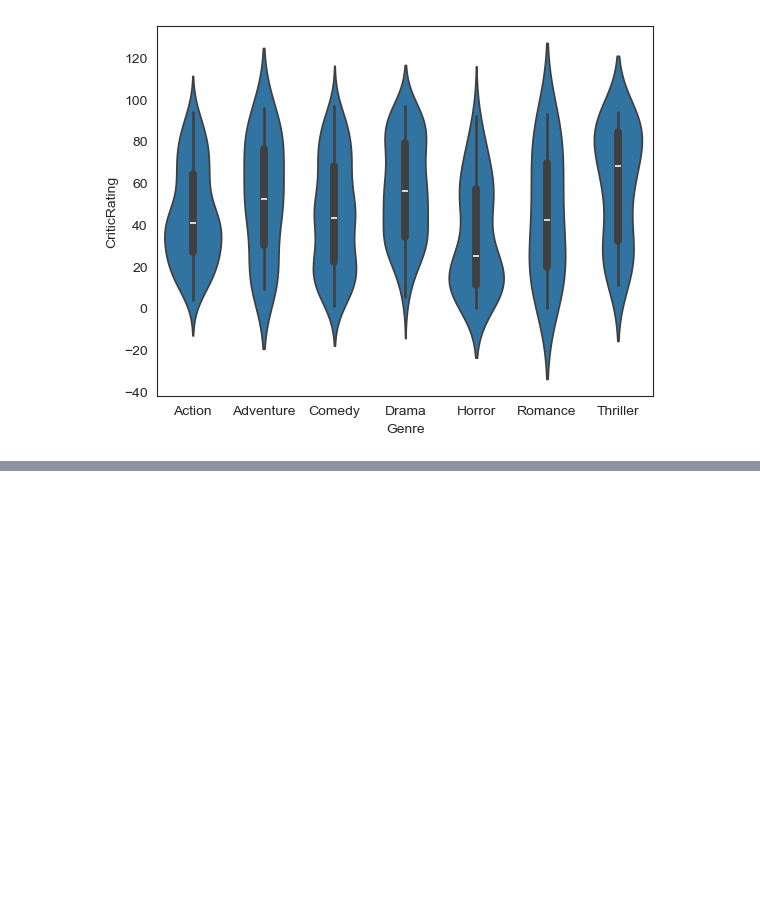
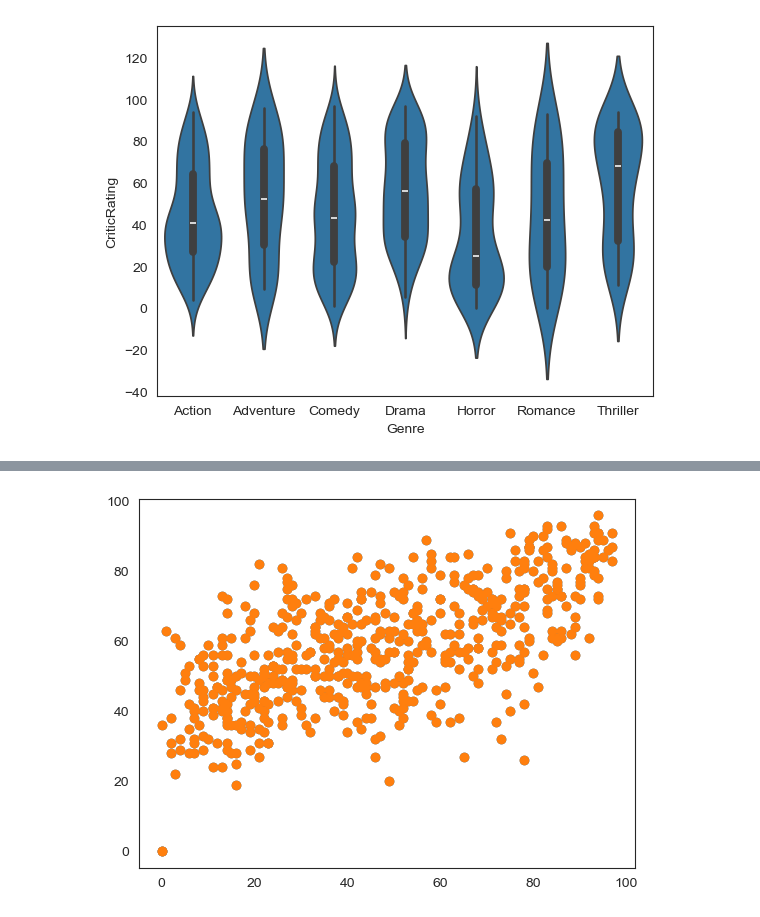
Before and after one commit to aasrith-dondapati/Python, a Jupyter notebook: movies_rating.ipynb, the cells around one changed output, grey strips where cells are left out. Saved outputs shown, nothing was run; the diff lists cells and outputs as text; code cells hidden in the pictures; blank space fills up the shorter version.

```diff
--- a/movies_rating.ipynb
+++ b/movies_rating.ipynb
@@ -244,0 +251,5 @@ plt.show()
+# %%
+plt.scatter(movies.CriticRating, movies.AudienceRating)
+plt.show()
+# %% [output]
+[figure, added]
```
Also changed, not shown: parts of 6 cells of this notebook.
